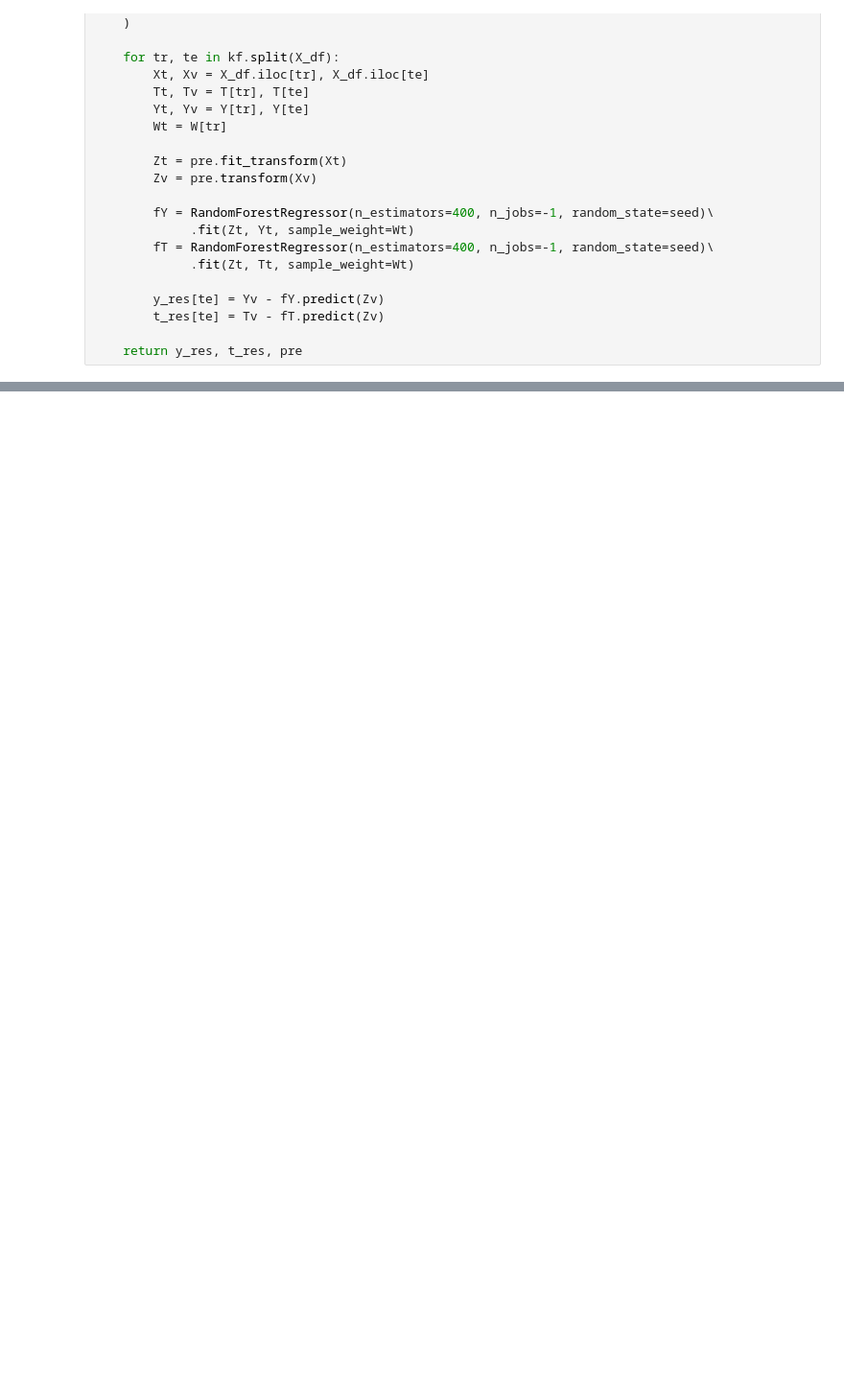
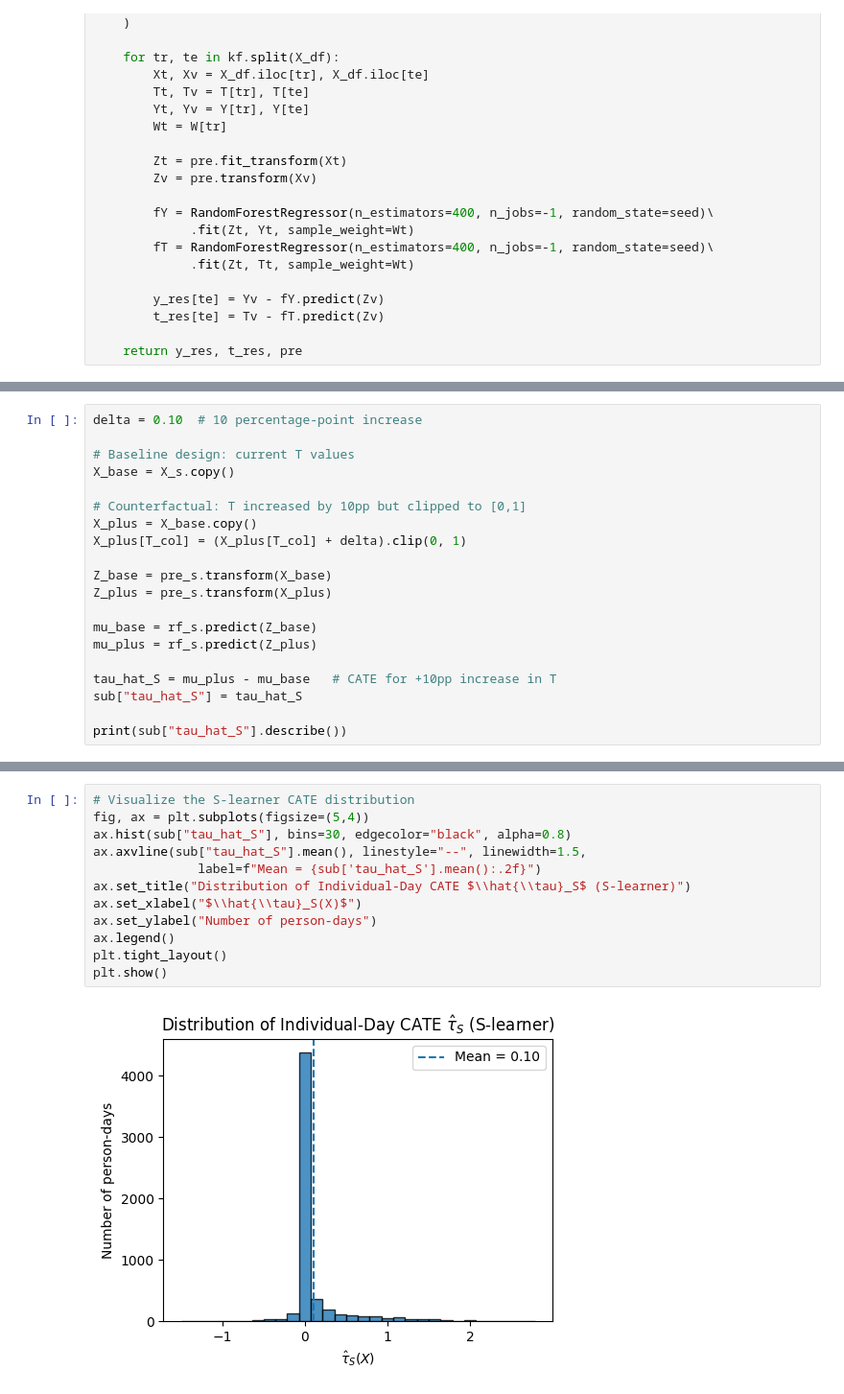
Before and after one commit to JerroldH/dcpc-friction-dml, a Jupyter notebook: notebooks/04-DRloss.ipynb, the cells around one changed output, grey strips where cells are left out. Shown at 96% size. Cells and saved outputs as stored; diff of their text form; blank space fills up the shorter version.

```diff
--- a/notebooks/04-DRloss.ipynb
+++ b/notebooks/04-DRloss.ipynb
@@ -454,0 +658,20 @@ Name: tau_hat, dtype: float64
+# %%
+delta = 0.10  # 10 percentage-point increase
+
+# Baseline design: current T values
+X_base = X_s.copy()
+
+# Counterfactual: T increased by 10pp but clipped to [0,1]
+X_plus = X_base.copy()
+X_plus[T_col] = (X_plus[T_col] + delta).clip(0, 1)
+
+Z_base = pre_s.transform(X_base)
+Z_plus = pre_s.transform(X_plus)
+
+mu_base = rf_s.predict(Z_base)
+mu_plus = rf_s.predict(Z_plus)
+
+tau_hat_S = mu_plus - mu_base   # CATE for +10pp increase in T
+sub["tau_hat_S"] = tau_hat_S
+
+print(sub["tau_hat_S"].describe())
@@ -454,0 +688,14 @@ Name: tau_hat, dtype: float64
+# %%
+# Visualize the S-learner CATE distribution
+fig, ax = plt.subplots(figsize=(5,4))
+ax.hist(sub["tau_hat_S"], bins=30, edgecolor="black", alpha=0.8)
+ax.axvline(sub["tau_hat_S"].mean(), linestyle="--", linewidth=1.5,
+              label=f"Mean = {sub['tau_hat_S'].mean():.2f}")
+ax.set_title("Distribution of Individual-Day CATE $\\hat{\\tau}_S$ (S-learner)")
+ax.set_xlabel("$\\hat{\\tau}_S(X)$")
+ax.set_ylabel("Number of person-days")
+ax.legend()
+plt.tight_layout()
+plt.show()
+# %% [output]
+[figure, added]
```
Also changed, not shown: parts of 16 cells of this notebook.
